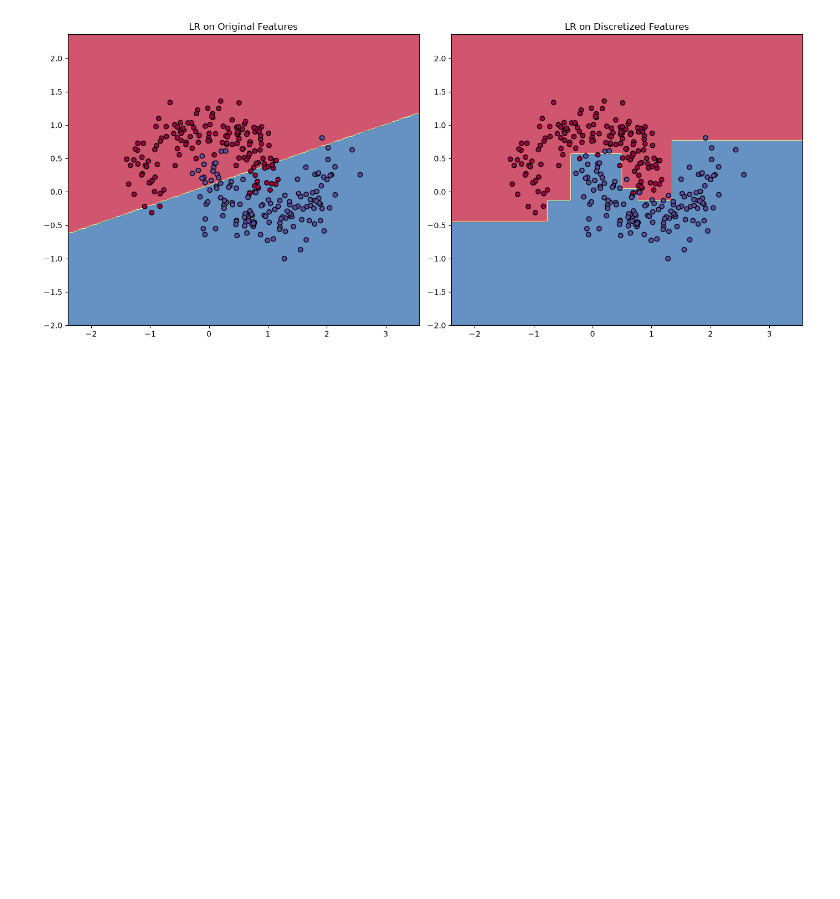
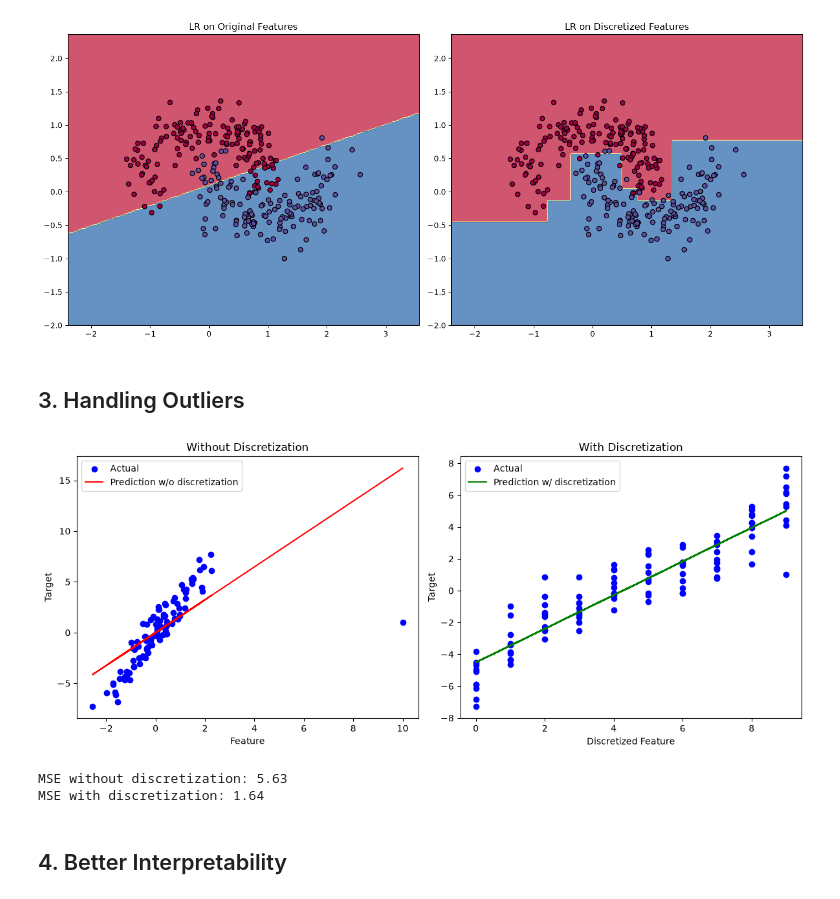
Before and after one commit to AvanindraBose/ML-Zodiac, a Jupyter notebook: Feature_Engineering/Feature_Encoding/Numerical_Encoding/why_discretization.ipynb, the cells around one changed output. Saved outputs shown, nothing was run; the diff lists cells and outputs as text; code cells hidden in the pictures; blank space fills up the shorter version.

Commit message:
Added Second Half of Why Discretization

```diff
--- a/Feature_Engineering/Feature_Encoding/Numerical_Encoding/why_discretization.ipynb
+++ b/Feature_Engineering/Feature_Encoding/Numerical_Encoding/why_discretization.ipynb
@@ -228,3 +231,62 @@ plt.tight_layout()
 plt.show()
 # %% [output]
 [figure]
+# %% [markdown]
+## 3. Handling Outliers
+# %%
+# Generate synthetic data
+np.random.seed(0)
+X = np.random.normal(0, 1, size=(100, 1))
+y = 3 * X.squeeze() + np.random.normal(0, 1, size=100)
+
+# Introduce an outlier
+X[99] = 10
+y[99] = 1
+
+# Apply linear regression directly
+lin_reg = LinearRegression()
+lin_reg.fit(X, y)
+y_pred = lin_reg.predict(X)
+
+# Discretize the feature
+disc = KBinsDiscretizer(n_bins=10, encode='ordinal', strategy='quantile')
+X_disc = disc.fit_transform(X)
+
+# Apply linear regression on the discretized feature
+lin_reg_disc = LinearRegression()
+lin_reg_disc.fit(X_disc, y)
+y_pred_disc = lin_reg_disc.predict(X_disc)
+
+# Plotting the results
+plt.figure(figsize=(12, 5))
+
+plt.subplot(1, 2, 1)
+plt.scatter(X, y, color='blue', label='Actual')
+plt.plot(X, y_pred, color='red', label='Prediction w/o discretization')
+plt.title('Without Discretization')
+plt.xlabel('Feature')
+plt.ylabel('Target')
+plt.legend()
+
+plt.subplot(1, 2, 2)
+plt.scatter(X_disc, y, color='blue', label='Actual')
+plt.plot(X_disc, y_pred_disc, color='green', label='Prediction w/ discretization')
+plt.title('With Discretization')
+plt.xlabel('Discretized Feature')
+plt.ylabel('Target')
+plt.legend()
+
+plt.tight_layout()
+plt.show()
+
+# Calculate and compare MSE
+mse_without_disc = mean_squared_error(y, y_pred)
+mse_with_disc = mean_squared_error(y, y_pred_disc)
+print(f'MSE without discretization: {mse_without_disc:.2f}')
+print(f'MSE with discretization: {mse_with_disc:.2f}')
+# %% [output]
+[figure, added]
+MSE without discretization: 5.63
+MSE with discretization: 1.64
+# %% [markdown]
+## 4. Better Interpretability
```
Also changed, not shown: parts of 9 cells of this notebook.
